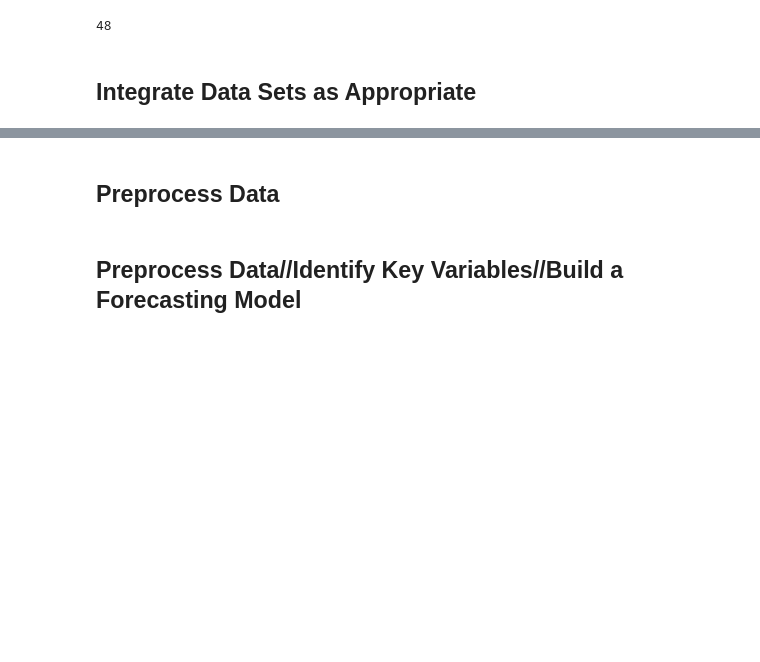
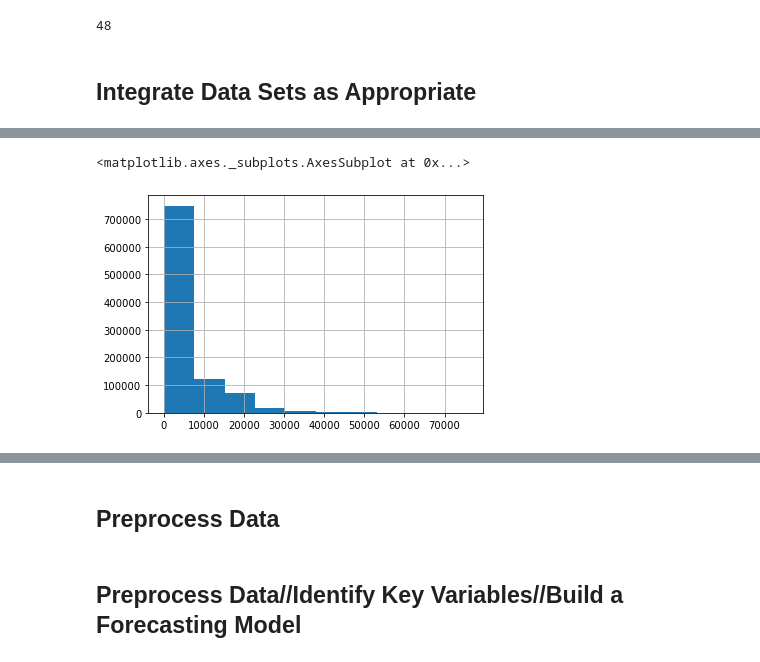
Before and after one commit to peterprescott/sales-data, a Jupyter notebook: notebook.ipynb, the cells around one changed output, grey strips where cells are left out. Cells and saved outputs as stored; diff of their text form; code cells hidden in the pictures; blank space fills up the shorter version.

```diff
--- a/notebook.ipynb
+++ b/notebook.ipynb
@@ -331,0 +410,22 @@ combine = pd.merge(store, properDates, on='Store')
+# %%
+import numpy as np
+
+combine.dummyDay = 1 # assume that competition was open from the beginning of the month they opened
+
+competitionOpenSinceDate = pd.DataFrame({'year': combine.CompetitionOpenSinceYear,
+                                                'month': combine.CompetitionOpenSinceMonth,
+                                                'day': combine.dummyDay})
+
+combine['CompetitionOpenSinceDate'] = pd.to_datetime(competitionOpenSinceDate)
+
+combine['Competition'] = np.where(combine['CompetitionOpenSinceDate'] < combine['Date'], 1, 0)
+# note that this gives nan values a '1' -- ie. we assume that where the date is unknown,
+# that competition has been open since before 2013.
+
+combine['NearbyCompetition'] = np.where(((combine['Competition']==1)\
+                                         & (combine['CompetitionDistance']<10000)), 1, 0)
+# %%
+combine['CompetitionDistance'].hist()
+# %% [output]
+<matplotlib.axes._subplots.AxesSubplot at 0x...>
+[figure, added]
```
Also changed, not shown: parts of 30 cells of this notebook.
